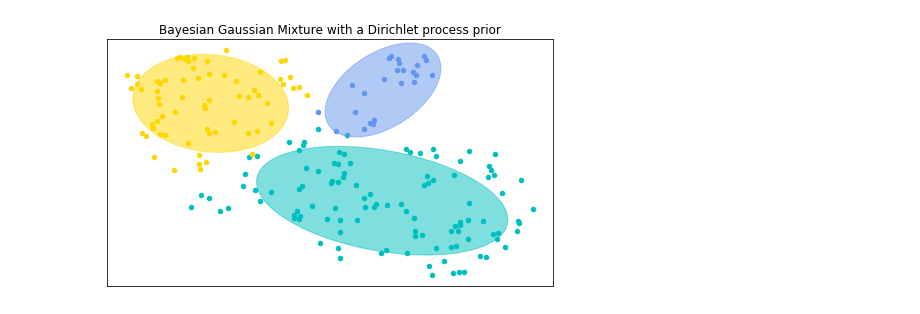
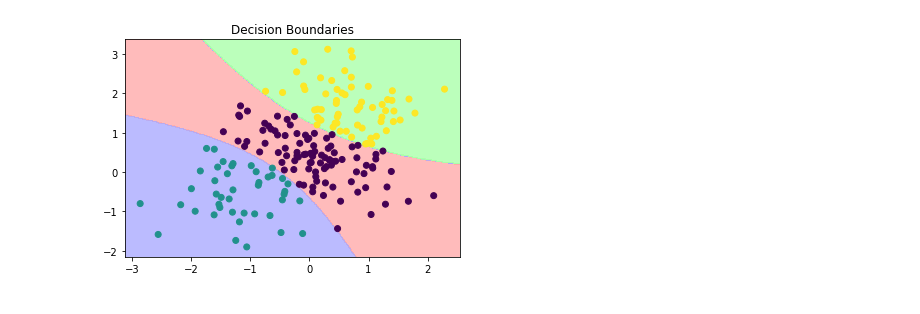
Before and after one commit to deeplearninghsw/dlhsw-examples, a Jupyter notebook: Regression/GaussianClustering.ipynb, the cells around one changed output. Cells and saved outputs as stored; diff of their text form; code cells hidden in the pictures.

```diff
--- a/Regression/GaussianClustering.ipynb
+++ b/Regression/GaussianClustering.ipynb
@@ -70,9 +68,0 @@ It is highly recommended to use another dimensionality reduction method (e.g. PC
-# %%
-transformed_X = tsne_reduction(X_TSNE, 2, 2000)
-
-# Train Test Split
-x_train, x_test, y_train, y_test = train_test_split(transformed_X, y, test_size=0.20)
-
-plot_dataset(x_test[:,0], x_test[:,1])
-
-X = x_test
@@ -87,7 +69,4 @@ plot_results(X, gmm.predict(X), gmm.means_, gmm.covariances_, 0, 'Gaussian Mixtu
-# %%
-# Fit a Dirichlet process Gaussian mixture using five components
-bgm = BayesianGaussianMixture(n_components=3, covariance_type='full').fit(X)
-plot_results(X, bgm.predict(X), bgm.means_, bgm.covariances_, 1,
-             'Bayesian Gaussian Mixture with a Dirichlet process prior')
-# %% [output]
-[figure, removed]
+# %%
+plot_boundaries(X, y_pred, bgm, "Decision Boundaries")
+# %% [output]
+[figure, added]
```
Also changed, not shown: parts of 10 cells of this notebook, 1 other file.
